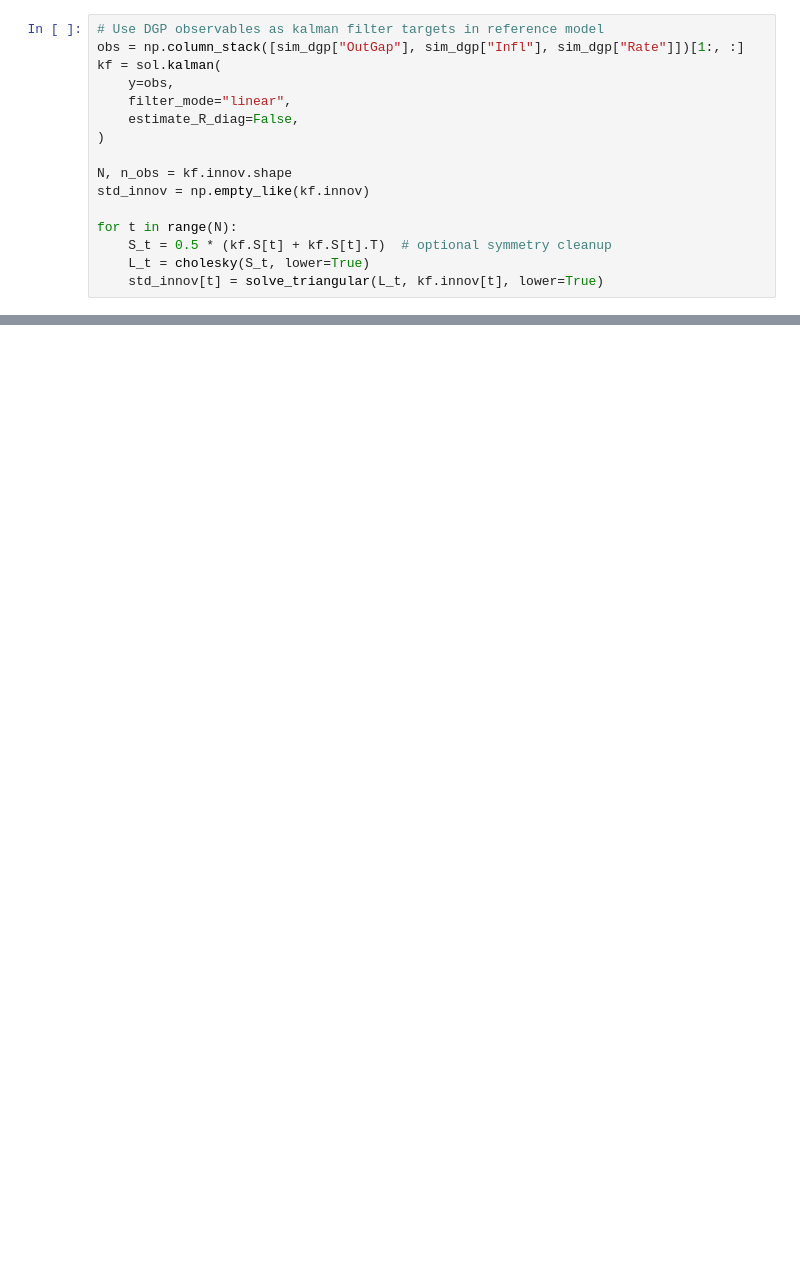
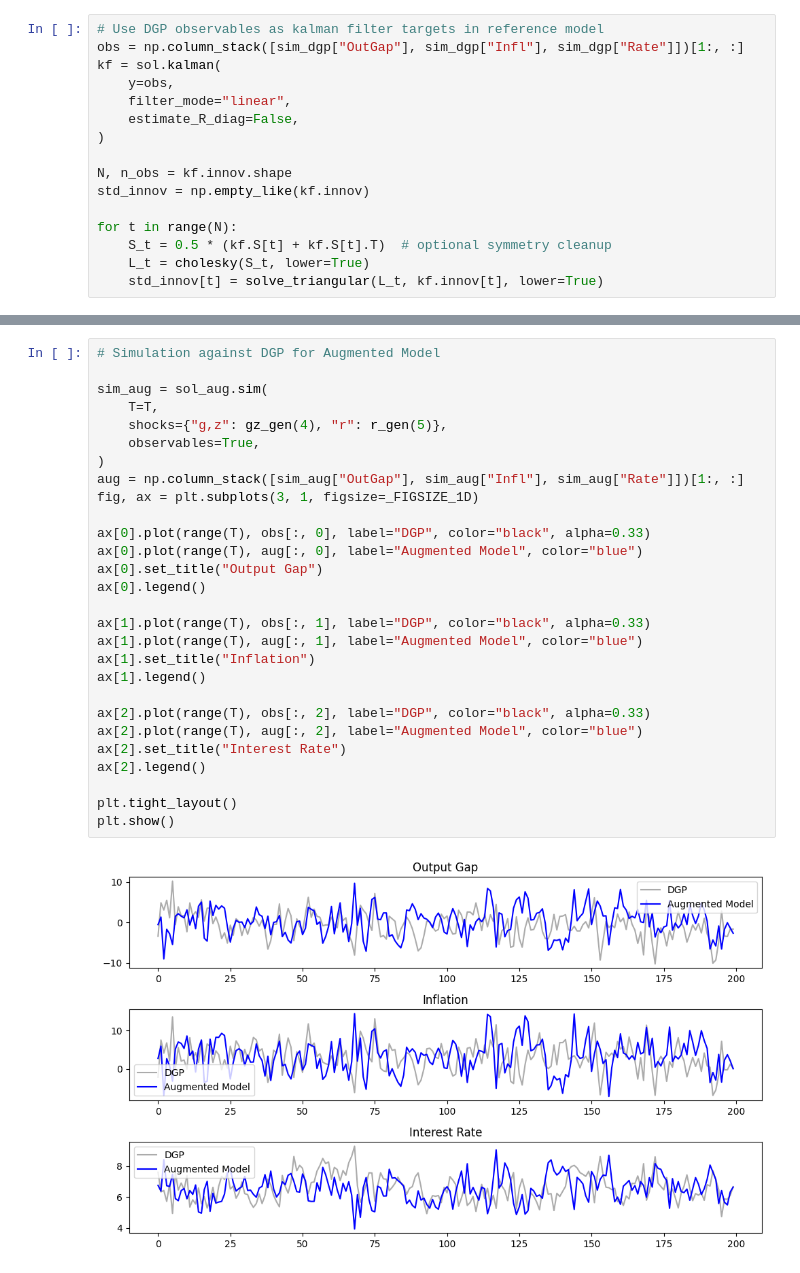
Before and after one commit to GongJr0/sdsge-scripts, a Jupyter notebook: misspec_test.ipynb, the cells around one changed output, grey strips where cells are left out. Saved outputs shown, nothing was run; the diff lists cells and outputs as text; blank space fills up the shorter version.

```diff
--- a/misspec_test.ipynb
+++ b/misspec_test.ipynb
@@ -414,0 +595,30 @@ r    0.022459  0.111837  0.000504
+# %%
+# Simulation against DGP for Augmented Model
+
+sim_aug = sol_aug.sim(
+    T=T,
+    shocks={"g,z": gz_gen(4), "r": r_gen(5)},
+    observables=True,
+)
+aug = np.column_stack([sim_aug["OutGap"], sim_aug["Infl"], sim_aug["Rate"]])[1:, :]
+fig, ax = plt.subplots(3, 1, figsize=_FIGSIZE_1D)
+
+ax[0].plot(range(T), obs[:, 0], label="DGP", color="black", alpha=0.33)
+ax[0].plot(range(T), aug[:, 0], label="Augmented Model", color="blue")
+ax[0].set_title("Output Gap")
+ax[0].legend()
+
+ax[1].plot(range(T), obs[:, 1], label="DGP", color="black", alpha=0.33)
+ax[1].plot(range(T), aug[:, 1], label="Augmented Model", color="blue")
+ax[1].set_title("Inflation")
+ax[1].legend()
+
+ax[2].plot(range(T), obs[:, 2], label="DGP", color="black", alpha=0.33)
+ax[2].plot(range(T), aug[:, 2], label="Augmented Model", color="blue")
+ax[2].set_title("Interest Rate")
+ax[2].legend()
+
+plt.tight_layout()
+plt.show()
+# %% [output]
+[figure, added]
```
Also changed, not shown: parts of 35 cells of this notebook.
